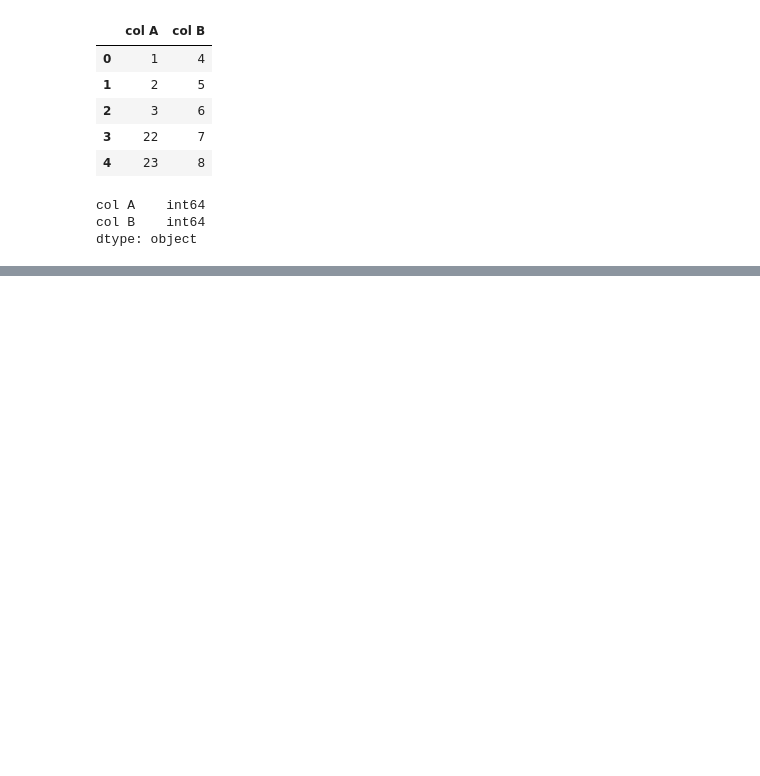
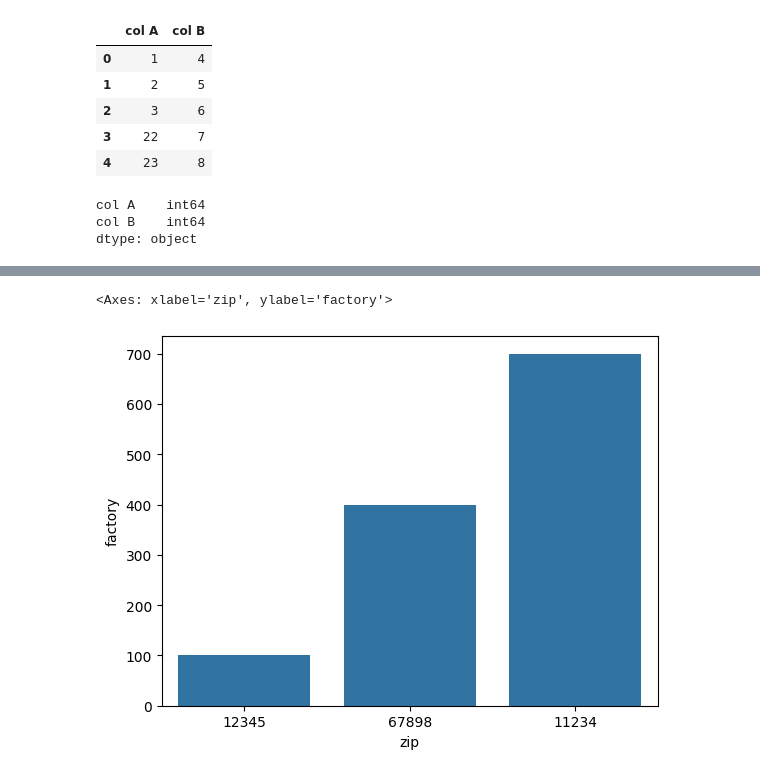
Before and after one commit to afaq386/Python-Ka-Chilla-By-Afaq-Khan, a Jupyter notebook: day_8/pandas_tips_and_trick.ipynb, the cells around one changed output, grey strips where cells are left out. Saved outputs shown, nothing was run; the diff lists cells and outputs as text; code cells hidden in the pictures; blank space fills up the shorter version.

```diff
--- a/day_8/pandas_tips_and_trick.ipynb
+++ b/day_8/pandas_tips_and_trick.ipynb
@@ -399,0 +1019,4 @@ NameError: name 'df' is not defined
+# %%
+fasla= pd.DataFrame([['12345',100,200,300], ['67898',400,500,600],['11234',700,800,900,]],
+                    columns=['zip', 'factory', 'warehouse', 'retail'])
+fasla.head()
@@ -399,0 +1057,8 @@ NameError: name 'df' is not defined
+# %%
+#import seaborn as sns
+#import matplotlib as plt
+#pd.show_versions()
+sns.barplot(x='zip', y='factory',  data= fasla)
+# %% [output]
+<Axes: xlabel='zip', ylabel='factory'>
+[figure, added]
```
Also changed, not shown: parts of 88 cells of this notebook, 7 other files.
